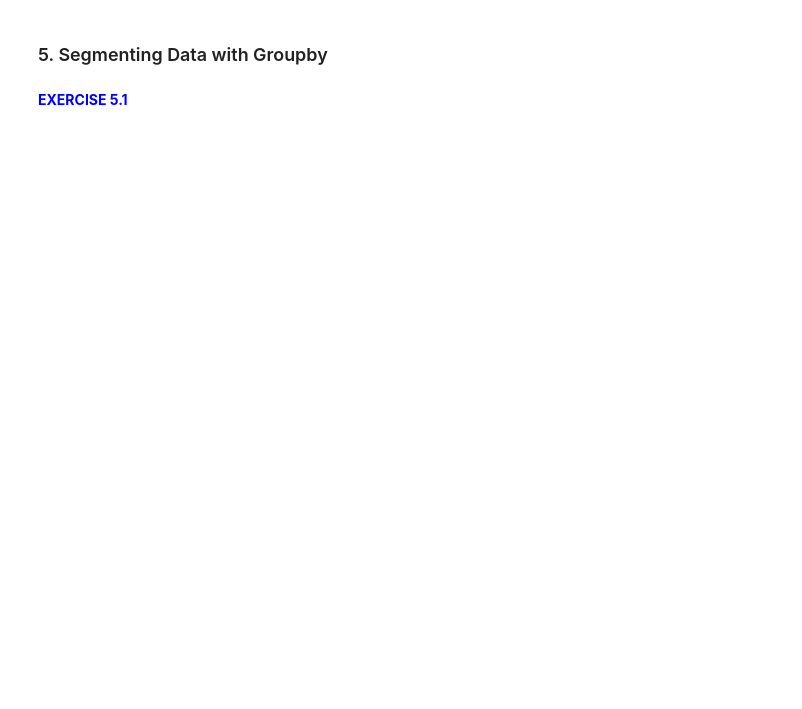
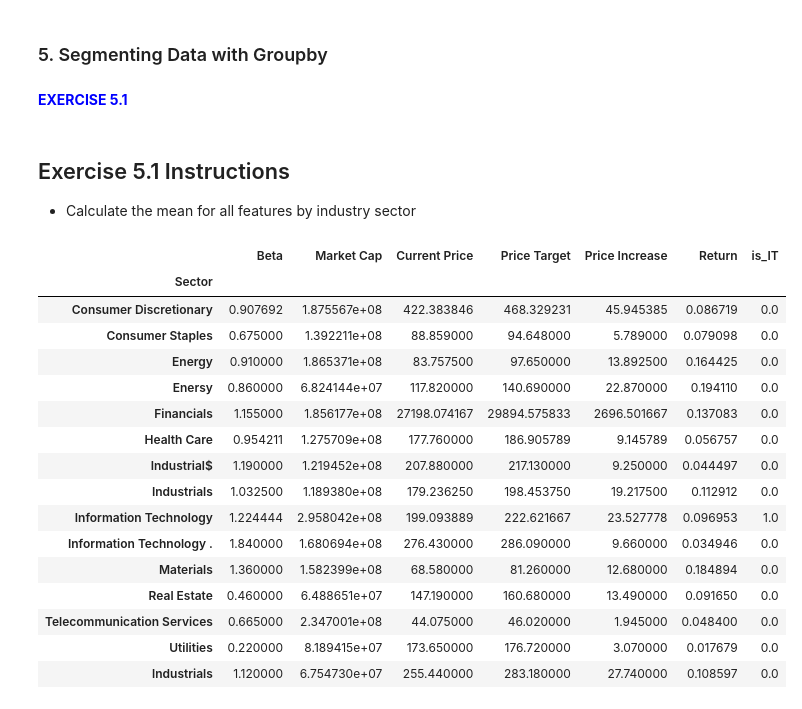
Before and after one commit to Brice-Dev-Lab/PyFi_Coursework, a Jupyter notebook: machine_learning/fundamentals_refresher/pandas/module_05/PF 05. Jupyter Notebook.ipynb, the cells around one changed output. Drawn from its saved outputs; the diff is of its cells as text; code cells hidden in the pictures; blank space fills up the shorter version.

```diff
--- a/machine_learning/fundamentals_refresher/pandas/module_05/PF 05. Jupyter Notebook.ipynb
+++ b/machine_learning/fundamentals_refresher/pandas/module_05/PF 05. Jupyter Notebook.ipynb
@@ -31,0 +39,4 @@ manual_df
+# %%
+# import stock data
+stock_data = pd.read_csv('../../data/raw/stock_data.csv')
+stock_data.shape
@@ -37,0 +145,8 @@ manual_df
+# %%
+# Display first row of data
+print(stock_data.head(1))
+
+# Create new features
+stock_data['Price Increase'] = stock_data['Price Target'] - stock_data['Current Price']
+stock_data['Return'] = stock_data['Price Increase'] / stock_data['Current Price']
+stock_data.head(1)
@@ -41,0 +188,6 @@ manual_df
+# %%
+# create a boolean mask for Information Technology companies
+
+is_info_tech = (stock_data['Sector'] == 'Information Technology').astype(int)
+stock_data['is_IT'] = is_info_tech
+stock_data.head(3)
@@ -43,3 +200,26 @@ manual_df
 ### 5. Segmenting Data with Groupby
 # %% [markdown]
 <font color = 'blue'> **EXERCISE 5.1** </font>
+# %% [markdown]
+## Exercise 5.1 Instructions
+- Calculate the mean for all features by industry sector
+# %%
+stock_data.groupby('Sector').mean(numeric_only=True)
+# %% [output]
+|  | Beta | Market Cap | Current Price | Price Target | Price Increase | Return | is_IT |
+| Sector |  |  |  |  |  |  |  |
+| Consumer Discretionary | 0.907692 | 1.875567e+08 | 422.383846 | 468.329231 | 45.945385 | 0.086719 | 0.0 |
+| Consumer Staples | 0.675000 | 1.392211e+08 | 88.859000 | 94.648000 | 5.789000 | 0.079098 | 0.0 |
+| Energy | 0.910000 | 1.865371e+08 | 83.757500 | 97.650000 | 13.892500 | 0.164425 | 0.0 |
+| Enersy | 0.860000 | 6.824144e+07 | 117.820000 | 140.690000 | 22.870000 | 0.194110 | 0.0 |
+| Financials | 1.155000 | 1.856177e+08 | 27198.074167 | 29894.575833 | 2696.501667 | 0.137083 | 0.0 |
+| Health Care | 0.954211 | 1.275709e+08 | 177.760000 | 186.905789 | 9.145789 | 0.056757 | 0.0 |
+| Industrial$ | 1.190000 | 1.219452e+08 | 207.880000 | 217.130000 | 9.250000 | 0.044497 | 0.0 |
+| Industrials | 1.032500 | 1.189380e+08 | 179.236250 | 198.453750 | 19.217500 | 0.112912 | 0.0 |
+| Information Technology | 1.224444 | 2.958042e+08 | 199.093889 | 222.621667 | 23.527778 | 0.096953 | 1.0 |
+| Information Technology . | 1.840000 | 1.680694e+08 | 276.430000 | 286.090000 | 9.660000 | 0.034946 | 0.0 |
+| Materials | 1.360000 | 1.582399e+08 | 68.580000 | 81.260000 | 12.680000 | 0.184894 | 0.0 |
+| Real Estate | 0.460000 | 6.488651e+07 | 147.190000 | 160.680000 | 13.490000 | 0.091650 | 0.0 |
+| Telecommunication Services | 0.665000 | 2.347001e+08 | 44.075000 | 46.020000 | 1.945000 | 0.048400 | 0.0 |
+| Utilities | 0.220000 | 8.189415e+07 | 173.650000 | 176.720000 | 3.070000 | 0.017679 | 0.0 |
+| lndustrials | 1.120000 | 6.754730e+07 | 255.440000 | 283.180000 | 27.740000 | 0.108597 | 0.0 |
```
Also changed, not shown: parts of 19 cells of this notebook, 3 other files.
